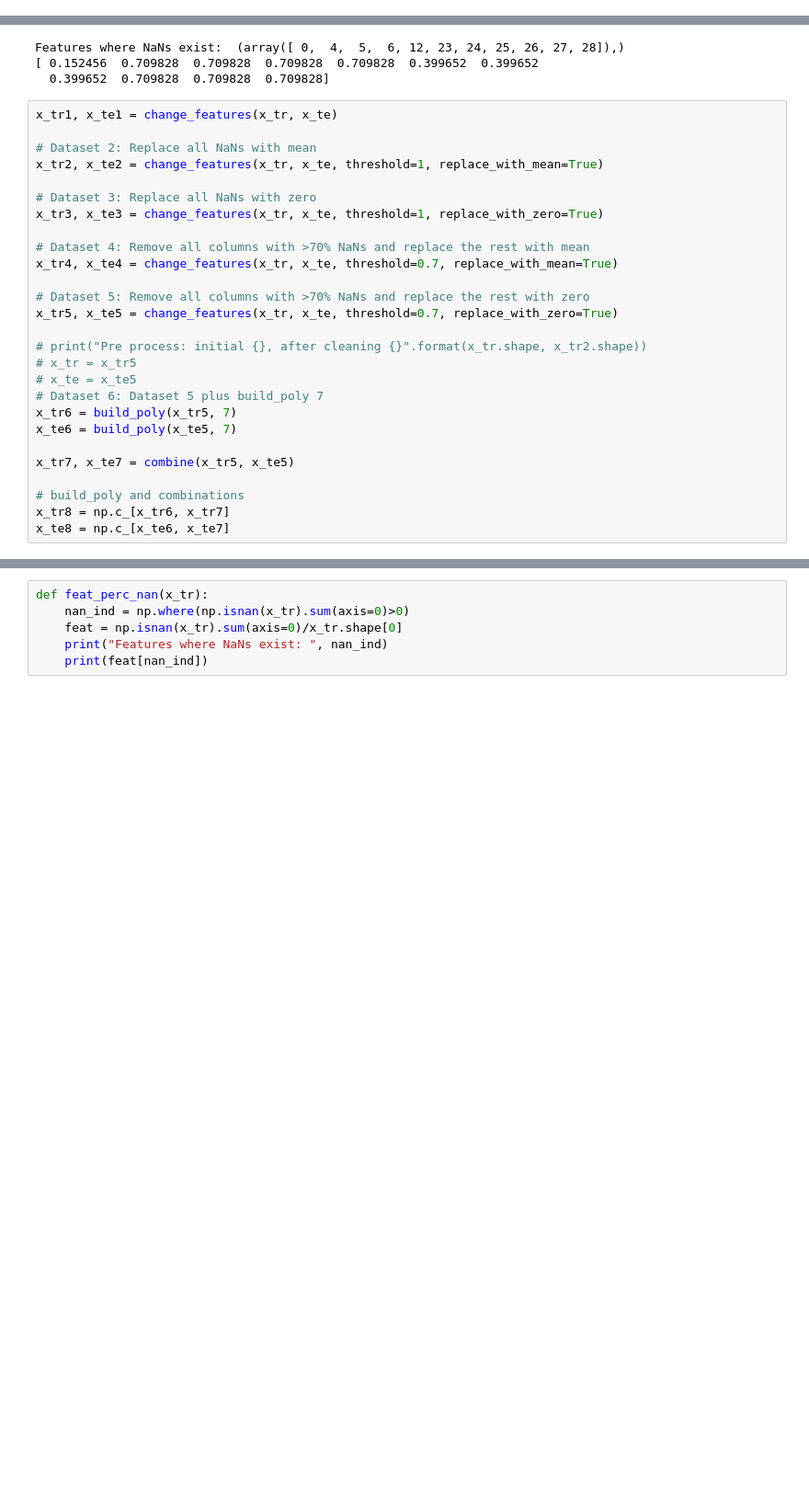
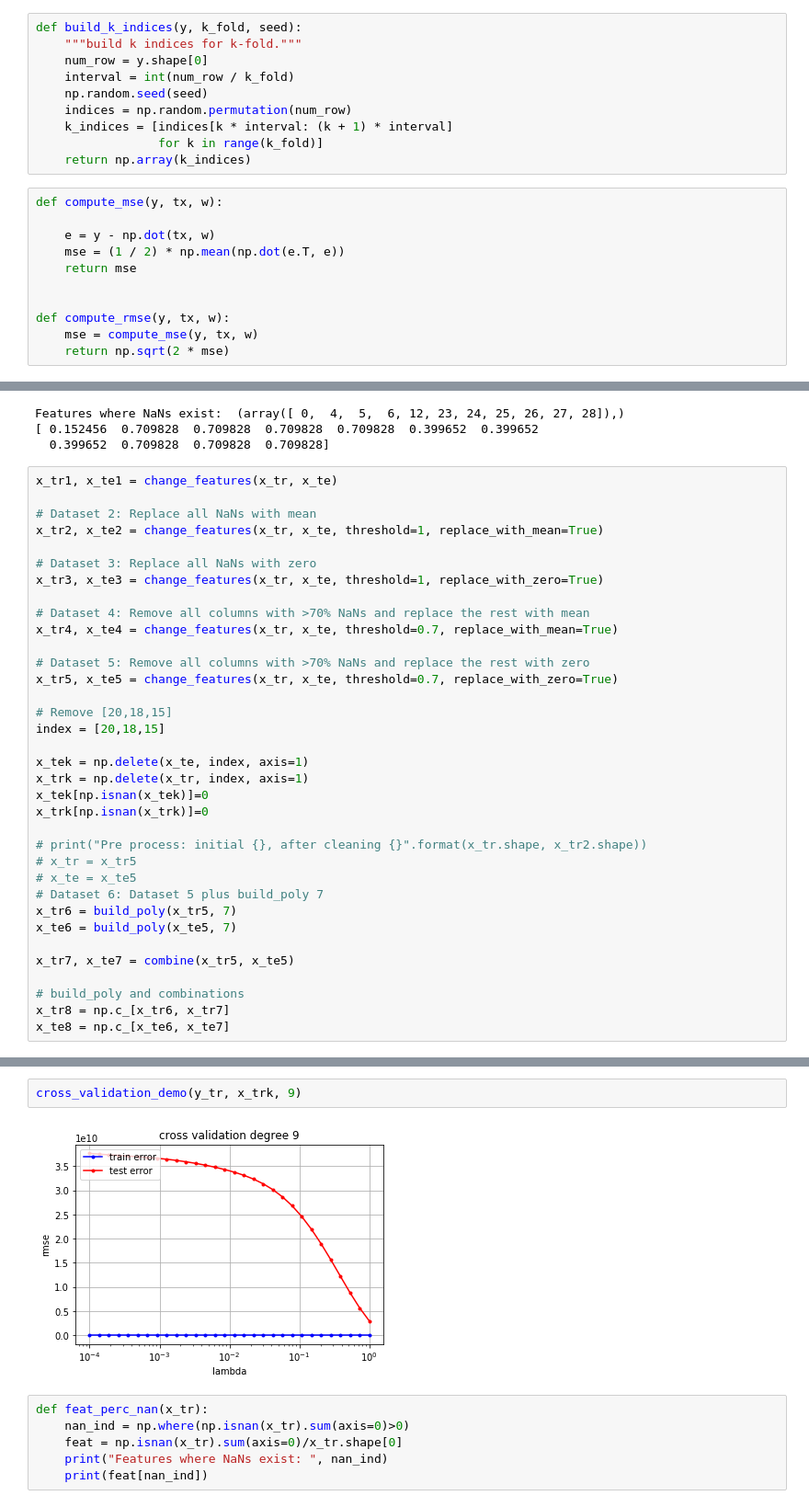
Before and after one commit to justcho5/ml_projects, a Jupyter notebook: project1/scripts/preprocessing.ipynb, the cells around one changed output, grey strips where cells are left out. Shown: that part at 92% size. Cells and saved outputs as stored; diff of their text form; blank space fills up the shorter version.

```diff
--- a/project1/scripts/preprocessing.ipynb
+++ b/project1/scripts/preprocessing.ipynb
@@ -9,6 +18,27 @@ train_datapath = "../data/train.csv"
 test_datapath = "../data/test.csv"
 y_tr, x_tr, ids_tr = load_csv_data(train_datapath)
 y_te, x_te, ids_te = load_csv_data(test_datapath)
+# %%
+def build_k_indices(y, k_fold, seed):
+    """build k indices for k-fold."""
+    num_row = y.shape[0]
+    interval = int(num_row / k_fold)
+    np.random.seed(seed)
+    indices = np.random.permutation(num_row)
+    k_indices = [indices[k * interval: (k + 1) * interval]
+                 for k in range(k_fold)]
+    return np.array(k_indices)
+# %%
+def compute_mse(y, tx, w):
+
+    e = y - np.dot(tx, w)
+    mse = (1 / 2) * np.mean(np.dot(e.T, e))
+    return mse
+
+
+def compute_rmse(y, tx, w):
+    mse = compute_mse(y, tx, w)
+    return np.sqrt(2 * mse)
 # %%
 def change_features(x_tr, x_te, threshold = 0, replace_with_mean = False, replace_with_zero = False):
 
@@ -129,6 +165,14 @@ x_tr4, x_te4 = change_features(x_tr, x_te, threshold=0.7, replace_with_mean=True
 # Dataset 5: Remove all columns with >70% NaNs and replace the rest with zero
 x_tr5, x_te5 = change_features(x_tr, x_te, threshold=0.7, replace_with_zero=True)
 
+# Remove [20,18,15]
+index = [20,18,15]
+
+x_tek = np.delete(x_te, index, axis=1)
+x_trk = np.delete(x_tr, index, axis=1)
+x_tek[np.isnan(x_tek)]=0
+x_trk[np.isnan(x_trk)]=0
+
 # print("Pre process: initial {}, after cleaning {}".format(x_tr.shape, x_tr2.shape))
 # x_tr = x_tr5
 # x_te = x_te5
@@ -146,3 +253,7 @@ x_tr6[:,:1]
+# %%
+cross_validation_demo(y_tr, x_trk, 9)
+# %% [output]
+[figure, added]
 # %%
 def feat_perc_nan(x_tr):
     nan_ind = np.where(np.isnan(x_tr).sum(axis=0)>0)
```
Also changed, not shown: parts of 10 cells of this notebook.
